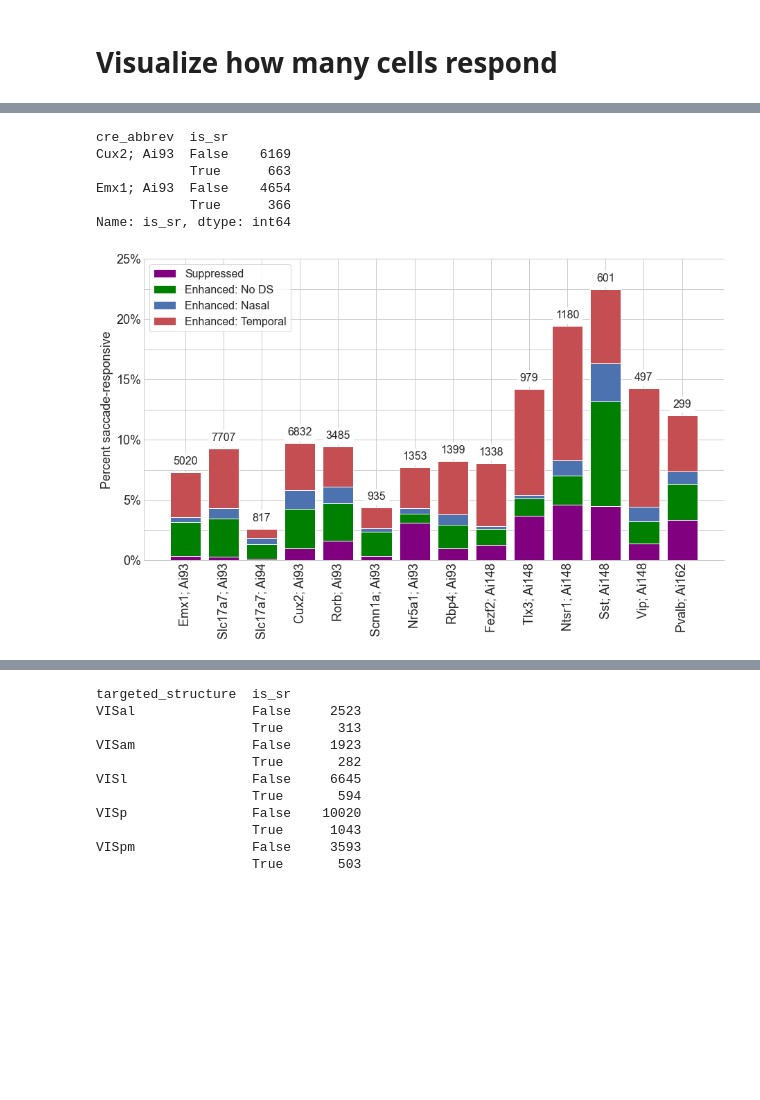
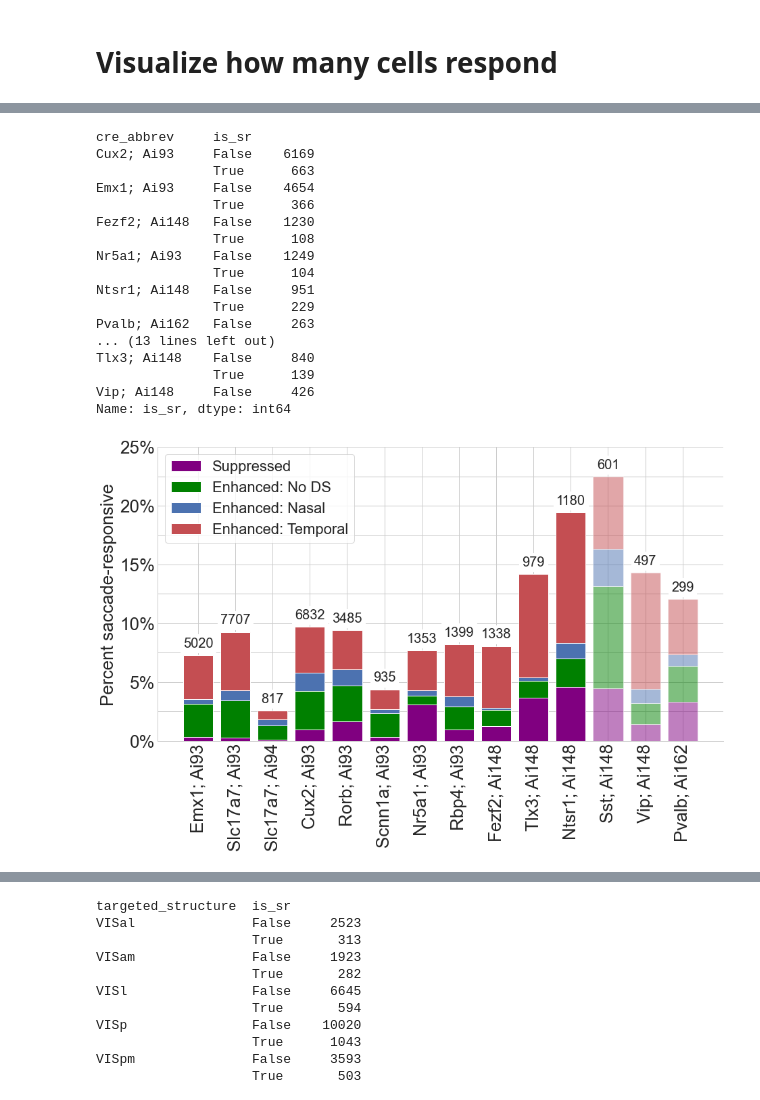
Before and after one commit to AllenInstitute/visual-coding-saccades, a Jupyter notebook: analysis/analyze_cell_responses.ipynb, the cells around one changed output, grey strips where cells are left out. Saved outputs shown, nothing was run; the diff lists cells and outputs as text; code cells hidden in the pictures; blank space fills up the shorter version.

```diff
--- a/analysis/analyze_cell_responses.ipynb
+++ b/analysis/analyze_cell_responses.ipynb
@@ -95,8 +258,8 @@ miura_sig.sum(), miura_sig.mean() * 100
 # %%
 cells["depth_trunc"] = 100 * (cells["depth"]/100).astype(int)
-cells.at[cells["cre_line"] == "Scnn1a-Tg3-Cre", "depth_trunc"] = 200
-cells.at[cells["cre_line"] == "Nr5a1-Cre", "depth_trunc"] = 200
-cells.at[cells["cre_line"] == "Fezf2-CreER", "depth_trunc"] = 300
+cells.at[cells["cre_line"] == "Scnn1a-Tg3-Cre; Camk2a-tTA; Ai93(TITL-GCaMP6f)", "depth_trunc"] = 200
+cells.at[cells["cre_line"] == "Nr5a1-Cre; Camk2a-tTA; Ai93(TITL-GCaMP6f)", "depth_trunc"] = 200
+cells.at[cells["cre_line"] == "Fezf2-CreER; Ai148(TIT2L-GC6f-ICL-tTA2)", "depth_trunc"] = 300
 cells.at[cells["depth_trunc"] == 400, "depth_trunc"] = 300
 
 depth_to_layer = {
@@ -249,0 +432,12 @@ cells_and_metrics.head()
+# %%
+fig, ax = plt.subplots(figsize=(12, 8), facecolor="white")
+
+sns.scatterplot(x=mean_sacc_freq, y=frac_sr, ax=ax, hue=cre, palette=CRE_COLORS, hue_order=CRE_ORDERING)
+# plt.setp(ax.get_legend().get_title(), text="Cre", fontsize=14)
+plt.setp(ax.get_legend().get_texts(), fontsize=14)
+plt.setp((ax.get_xticklabels(), ax.get_yticklabels()), fontsize=14)
+ax.set_xlabel("Mean saccade frequency (Hz)", fontsize=16)
+ax.set_ylabel("Fraction of SR neurons in session", fontsize=16)
+ax.set_title("Fraction of SR neurons in session vs. session mean saccade frequency", fontsize=16)
+fig.tight_layout()
+savefig(fig, "frac_sr_neurons_vs_mean_sacc_freq.png")
@@ -340,52 +665,73 @@ with plt.style.context("seaborn-whitegrid"):
     for sr_label, color in SR_LABELS:
         if sr_label == "No response": continue
         heights = []
+        excitatory = []
         for cre in CRE_ORDERING:
             heights.append(df[cre][sr_label] if sr_label in df[cre] else 0)
-        ax.bar(CRE_ORDERING, heights, bottom=bottom, label=sr_label, color=color)
+            cre_line = match_cre_line(cre)
+            excitatory.append(cre_line.is_excitatory)
+
+        bar_container = ax.bar(CRE_ORDERING, heights, bottom=bottom, label=sr_label, color=color)
+
+        for patch, is_excitatory in zip(bar_container.patches, excitatory):
+            if not is_excitatory:
+                # patch.set_hatch("ooo")
+                patch.set_alpha(0.5)
+
         bottom = heights if bottom is None else bottom + np.array(heights)
 
-    ax.legend(fontsize=16, frameon=True, loc="upper left")
-    plt.setp(ax.get_xticklabels(), fontsize=18, rotation=90)
+    ax.legend(fontsize=22, frameon=True, loc="upper left")
+    plt.setp(ax.get_xticklabels(), fontsize=26, rotation=90)
     ax.set_xlabel("")
     ax.set_ylim(0, 0.2)
     yticks = [0, 2.5, 5, 7.5, 10, 12.5, 15, 17.5, 20, 22.5, 25]
     ax.set_yticks([tick/100 for tick in yticks])
-    ax.set_yticklabels([f"{tick}%" if int(tick) == tick else None for tick in yticks], fontsize=18)
-    ax.set_ylabel("Percent saccade-responsive", fontsize=18)
+    ax.set_yticklabels([f"{tick}%" if int(tick) == tick else None for tick in yticks], fontsize=26)
+    ax.set_ylabel("Percent saccade-responsive", fontsize=26)
     ax.spines["top"].set_visible(False)
     ax.spines["right"].set_visible(False)
 
     # for text, cre in zip(ax.get_xticklabels(), CRE_ORDERING):
     #     text.set_bbox(dict(facecolor=match_cre_line(cre).color, alpha=0.5))
 
     bar_labels = [np.sum(cells[CRE_PLOT_KEY] == cre) for cre in CRE_ORDERING]
-    ax.bar_label(ax.containers[-1], labels=bar_labels, fmt="%d", padding=8, fontsize=16, backgroundcolor="w")
+    ax.bar_label(ax.containers[-1], labels=bar_labels, fmt="%d", padding=8, fontsize=20, backgroundcolor="w")
     savefig(fig, "fraction_responsive_by_cre.png")
 
     # Generate probability matrix
     p_matrix = np.zeros((len(CRE_ORDERING), len(CRE_ORDERING)), dtype=float)
     counts = cells.groupby(CRE_PLOT_KEY)["is_sr"].value_counts()
 
-    print(counts.head(4))
+    print(counts.head(-1))
 
     for i in range(len(CRE_ORDERING)):
         p_matrix[i,i] = np.nan
         for j in range(i+1, len(CRE_ORDERING)):
             observed = [
                 [counts[CRE_ORDERING[i]][True], counts[CRE_ORDERING[i]][False]],
                 [counts[CRE_ORDERING[j]][True], counts[CRE_ORDERING[j]][False]]
             ]
             p_val = stats.chi2_contingency(observed)[1]
             p_matrix[i,j] = p_matrix[j,i] = p_val
 
-    fig, ax = heatmap_log_proba_plot(p_matrix, ticklabels=CRE_ORDERING, title=f"", figsize=(10, 8))
+    fig, ax = heatmap_log_proba_plot(p_matrix, ticklabels=CRE_ORDERING, title=f"", ticklabelfontsize=22, figsize=(10, 8))
     savefig(fig, "sr_by_cre_proba.png")
 # %% [output]
-cre_abbrev  is_sr
-Cux2; Ai93  False    6169
-            True      663
-Emx1; Ai93  False    4654
-            True      366
+cre_abbrev     is_sr
+Cux2; Ai93     False    6169
+               True      663
+Emx1; Ai93     False    4654
+               True      366
+Fezf2; Ai148   False    1230
+               True      108
+Nr5a1; Ai93    False    1249
+               True      104
+Ntsr1; Ai148   False     951
+               True      229
+Pvalb; Ai162   False     263
+... (13 lines left out)
+Tlx3; Ai148    False     840
+               True      139
+Vip; Ai148     False     426
 Name: is_sr, dtype: int64
-[figure, old version]
+[figure, new version]
```
Also changed, not shown: parts of 56 cells of this notebook, 16 other files.
